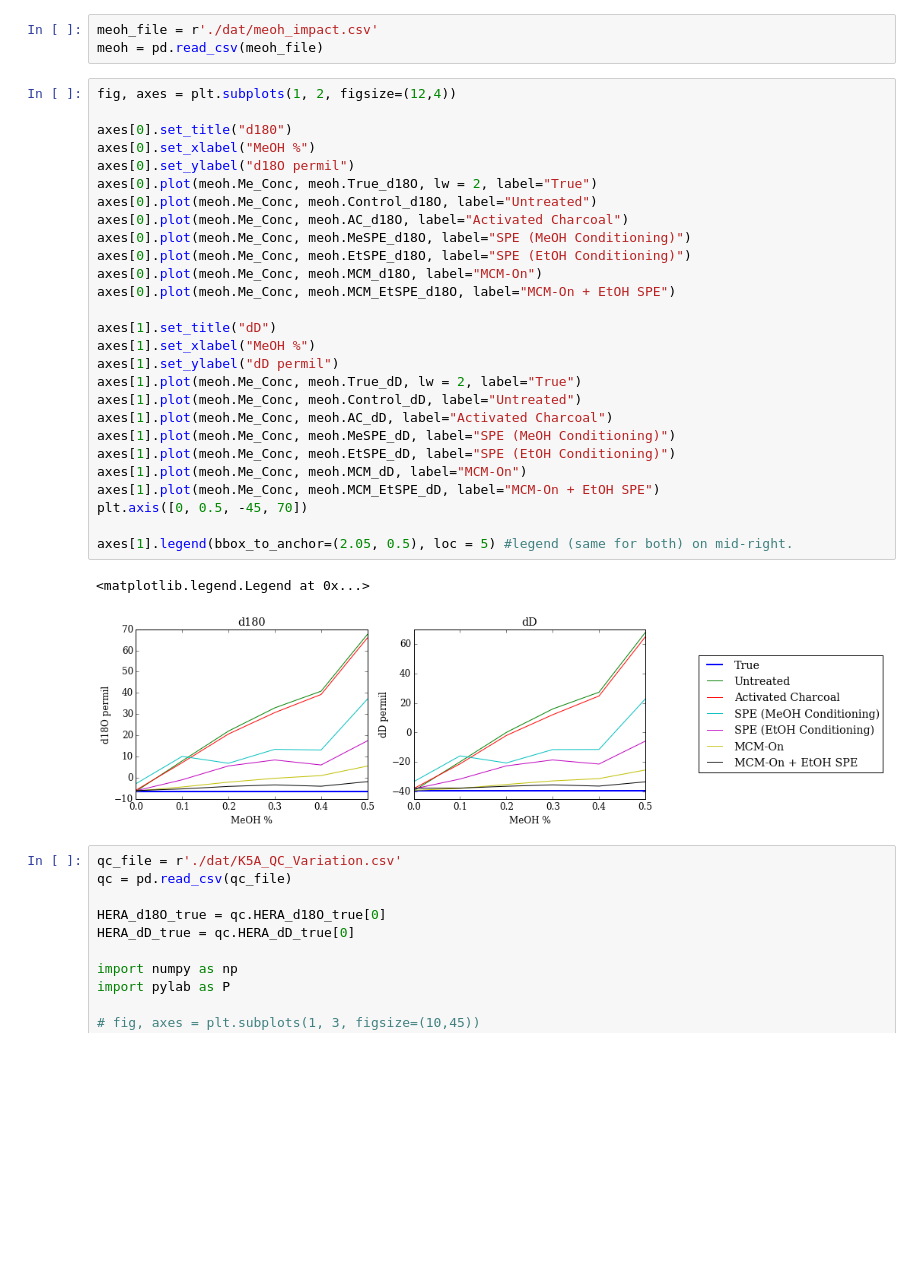
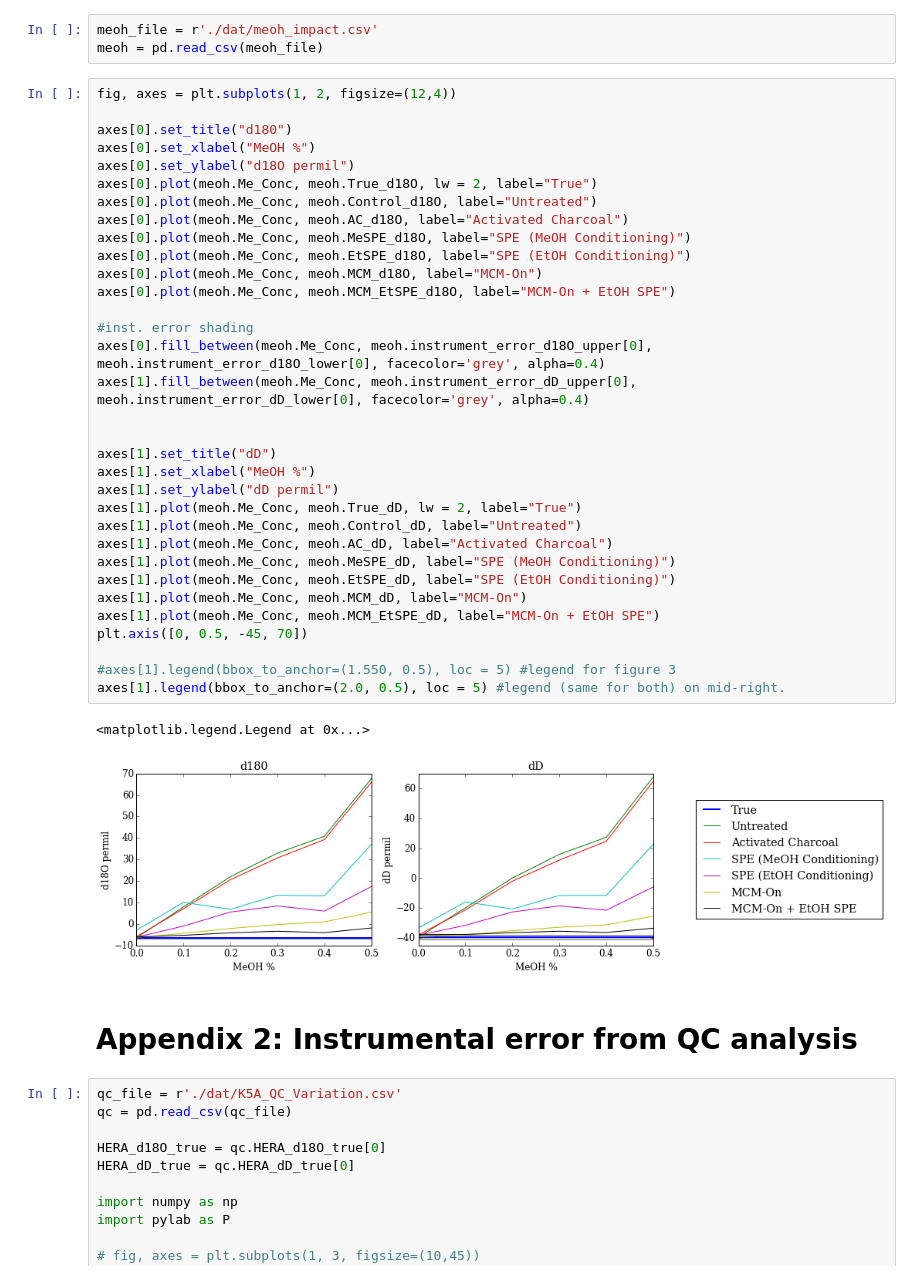
Before and after one commit to wolfhelius/isodopes, a Jupyter notebook: Isodopes Plotting.ipynb, the cells around one changed output. Drawn from its saved outputs; the diff is of its cells as text; blank space fills up the shorter version.

```diff
--- a/Isodopes Plotting.ipynb
+++ b/Isodopes Plotting.ipynb
@@ -151,33 +168,41 @@ meoh = pd.read_csv(meoh_file)
 # %%
 fig, axes = plt.subplots(1, 2, figsize=(12,4))
 
 axes[0].set_title("d180")
 axes[0].set_xlabel("MeOH %")
 axes[0].set_ylabel("d18O permil")
 axes[0].plot(meoh.Me_Conc, meoh.True_d18O, lw = 2, label="True")
 axes[0].plot(meoh.Me_Conc, meoh.Control_d18O, label="Untreated")
 axes[0].plot(meoh.Me_Conc, meoh.AC_d18O, label="Activated Charcoal")
 axes[0].plot(meoh.Me_Conc, meoh.MeSPE_d18O, label="SPE (MeOH Conditioning)")
 axes[0].plot(meoh.Me_Conc, meoh.EtSPE_d18O, label="SPE (EtOH Conditioning)")
 axes[0].plot(meoh.Me_Conc, meoh.MCM_d18O, label="MCM-On")
 axes[0].plot(meoh.Me_Conc, meoh.MCM_EtSPE_d18O, label="MCM-On + EtOH SPE")
 
+#inst. error shading
+axes[0].fill_between(meoh.Me_Conc, meoh.instrument_error_d18O_upper[0], meoh.instrument_error_d18O_lower[0], facecolor='grey', alpha=0.4)
+axes[1].fill_between(meoh.Me_Conc, meoh.instrument_error_dD_upper[0], meoh.instrument_error_dD_lower[0], facecolor='grey', alpha=0.4)
+
+
 axes[1].set_title("dD")
 axes[1].set_xlabel("MeOH %")
 axes[1].set_ylabel("dD permil")
 axes[1].plot(meoh.Me_Conc, meoh.True_dD, lw = 2, label="True")
 axes[1].plot(meoh.Me_Conc, meoh.Control_dD, label="Untreated")
 axes[1].plot(meoh.Me_Conc, meoh.AC_dD, label="Activated Charcoal")
 axes[1].plot(meoh.Me_Conc, meoh.MeSPE_dD, label="SPE (MeOH Conditioning)")
 axes[1].plot(meoh.Me_Conc, meoh.EtSPE_dD, label="SPE (EtOH Conditioning)")
 axes[1].plot(meoh.Me_Conc, meoh.MCM_dD, label="MCM-On")
 axes[1].plot(meoh.Me_Conc, meoh.MCM_EtSPE_dD, label="MCM-On + EtOH SPE")
 plt.axis([0, 0.5, -45, 70])
 
-axes[1].legend(bbox_to_anchor=(2.05, 0.5), loc = 5) #legend (same for both) on mid-right.
+#axes[1].legend(bbox_to_anchor=(1.550, 0.5), loc = 5) #legend for figure 3
+axes[1].legend(bbox_to_anchor=(2.0, 0.5), loc = 5) #legend (same for both) on mid-right.
 # %% [output]
 <matplotlib.legend.Legend at 0x...>
-[figure, old version]
+[figure, new version]
+# %% [markdown]
+# Appendix  2: Instrumental error from QC analysis
 # %%
 qc_file = r'./dat/K5A_QC_Variation.csv'
 qc = pd.read_csv(qc_file)
```
Also changed, not shown: parts of 9 cells of this notebook.
